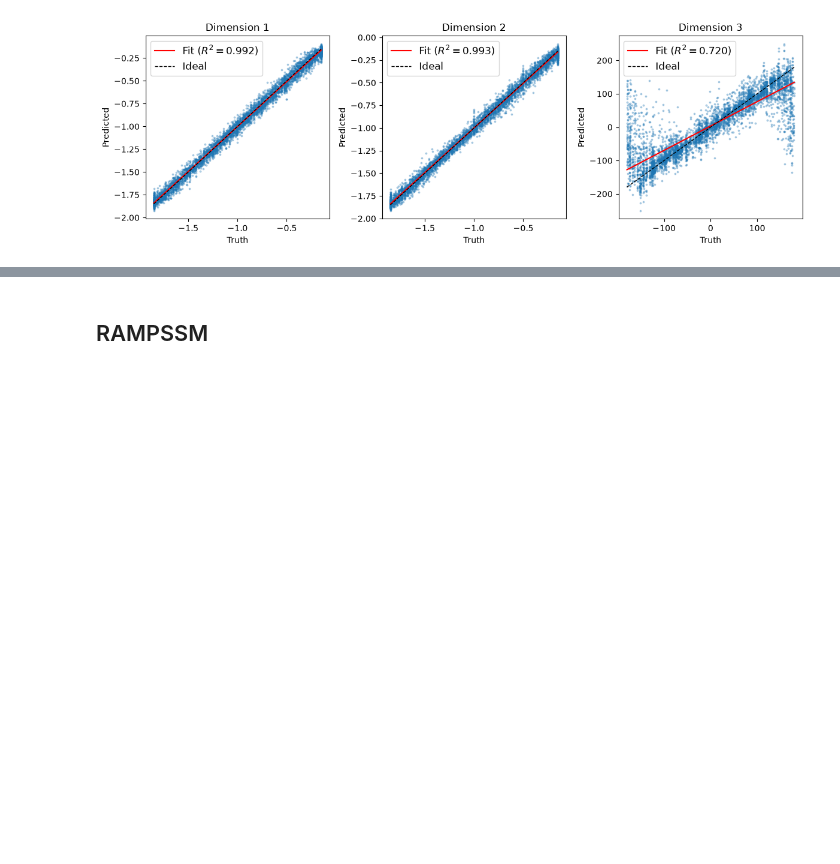
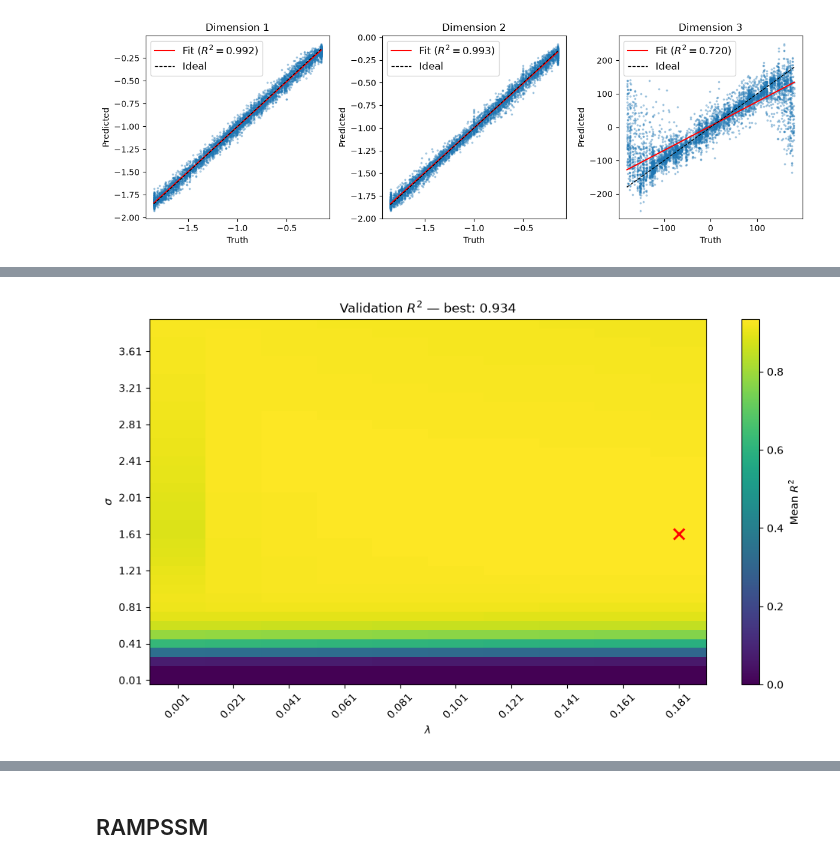
Before and after one commit to jamesgreen-c/RP-SLAM, a Jupyter notebook: src/experiments/slam/gps/gps.ipynb, the cells around one changed output, grey strips where cells are left out. Saved outputs shown, nothing was run; the diff lists cells and outputs as text; code cells hidden in the pictures; blank space fills up the shorter version.

```diff
--- a/src/experiments/slam/gps/gps.ipynb
+++ b/src/experiments/slam/gps/gps.ipynb
@@ -87,7 +98,7 @@ def kernel_ridge_regression(
         DATASET.val_states,
         sigma_range,
         lambda_range,
-        batch_frac=0.1
+        batch_frac=0.2
     )
 
     if plot:
@@ -181,0 +199,6 @@ plot_visual_diagnostics(preds, truth)
+# %%
+x = svae.apply(DATASET.train_data).params["means"]
+val_x = svae.apply(DATASET.val_data).params["means"]
+krr = kernel_ridge_regression(x, val_x)
+# %% [output]
+[figure, added]
```
Also changed, not shown: parts of 6 cells of this notebook, 12 other files.
